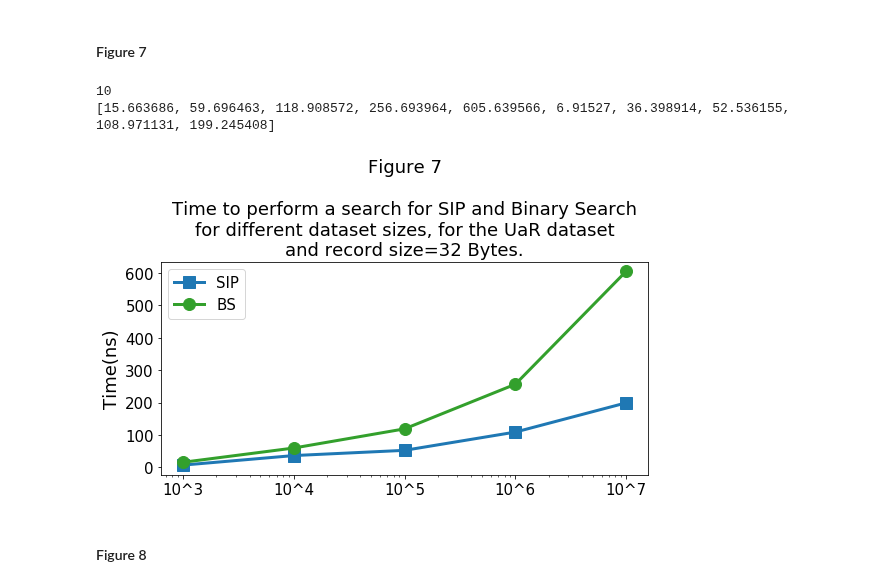
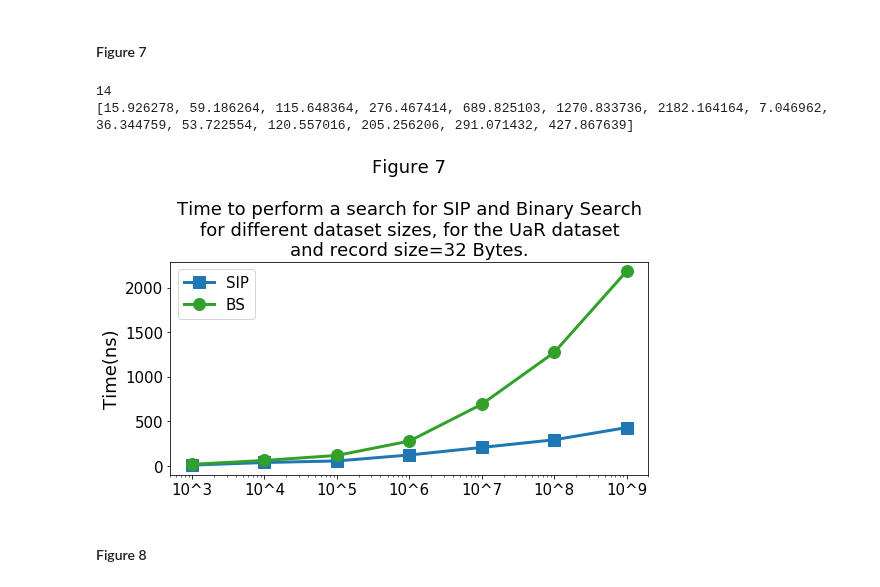
Before and after one commit to UWHustle/Efficiently-Searching-In-Memory-Sorted-Arrays, a Jupyter notebook: reproduce_experiments/CreateFigures.ipynb, the cells around one changed output. Cells and saved outputs as stored; diff of their text form; code cells hidden in the pictures.

```diff
--- a/reproduce_experiments/CreateFigures.ipynb
+++ b/reproduce_experiments/CreateFigures.ipynb
@@ -217,6 +219,8 @@ if len(results) > 30:
 # Group the results by algorithm
 bsResults=results[0:(len(results)//2)]
 sipResults=results[(len(results)//2):len(results)]
+if len(results) > 30:
+    sipResults.append(0)
 
 # Calculate speedup
 sipSpeedup=[(bsResults[i]/sipResults[i]) for i in range(len(bsResults))]
@@ -293,37 +298,37 @@ tsv="fig7.tsv"
 
 results=get_results(tsv)
 
 datasetSizes=[3,4,5,6,7]
-if len(datasetSizes) > 10:
+if len(results) > 10:
     datasetSizes=[3,4,5,6,7,8,9]
 
 # Group the results by algorithm
 bsResults=results[0:(len(results)//2)]
 sipResults=results[(len(results)//2):len(results)]
 
 fig, ax = plt.subplots(figsize=(8,5))
 plt.plot([10**i for i in datasetSizes], sipResults, color=blue,marker="s", markersize=12, linewidth=3, label="SIP")
 plt.plot([10**i for i in datasetSizes], bsResults, color=green,marker="o", markersize=12, linewidth=3, label="BS")
 
 ax.set_ylabel('Time(ns)', size=18)
 ax.set_title('Figure 7', size=22)
 ax.set_xscale('log')
 
 # Set the position of the x ticks
 ax.set_xticks([10**i for i in datasetSizes] )
 ax.set_xticklabels(["10^"+str(i) for i in datasetSizes], size=15)
 ax.tick_params(axis="y", labelsize=15)
 
 # Adding the legend and showing the plot
 plt.legend(prop={'size': 15}, loc='upper left')
 caption = "Figure 7\n\nTime to perform a search for SIP and Binary Search\nfor different dataset sizes, for the UaR dataset\nand record size=32 Bytes."
 plt.title(caption, size=18)
 plt.tight_layout()
 plt.gcf().savefig('./figures/fig7.pdf', format='pdf')
 # %% [output]
-10
-[15.663686, 59.696463, 118.908572, 256.693964, 605.639566, 6.91527, 36.398914, 52.536155, 108.971131, 199.245408]
+14
+[15.926278, 59.186264, 115.648364, 276.467414, 689.825103, 1270.833736, 2182.164164, 7.046962, 36.344759, 53.722554, 120.557016, 205.256206, 291.071432, 427.867639]
-[figure, old version]
+[figure, new version]
 # %% [markdown]
 #### Figure 8
 # %%
```
Also changed, not shown: parts of 7 cells of this notebook, 1 other file.
